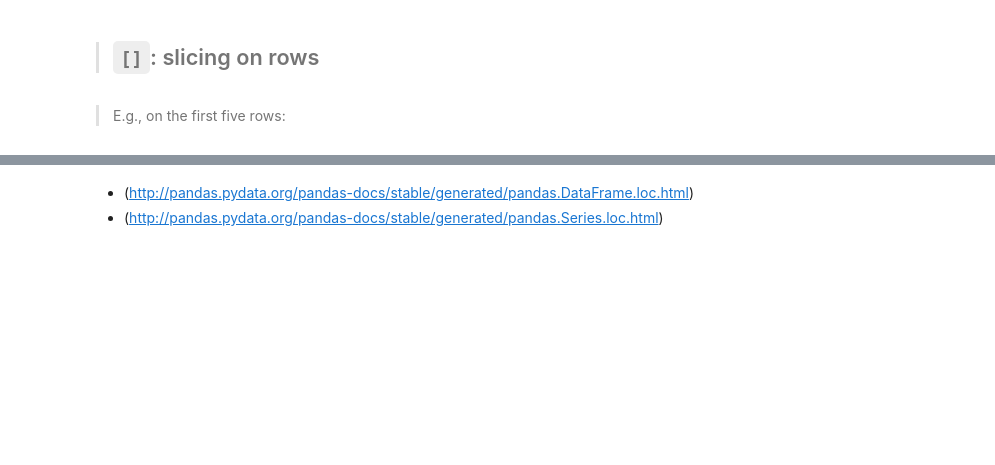
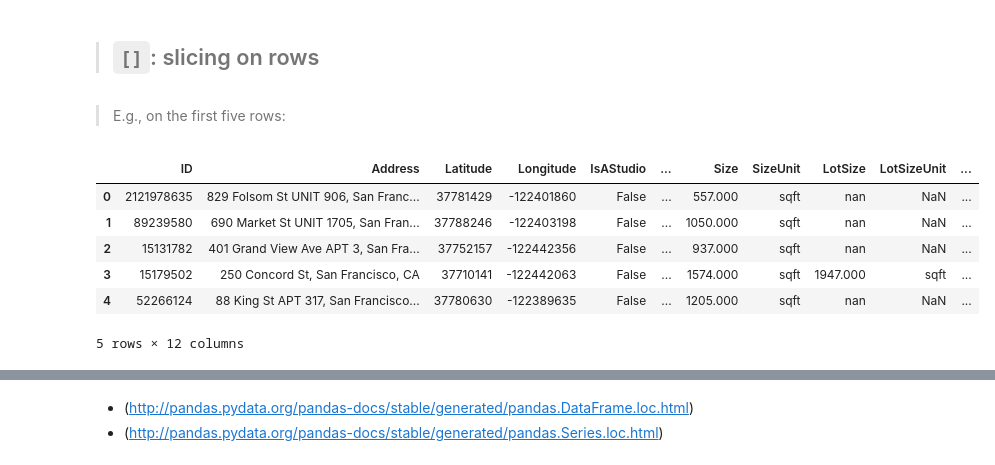
Before and after one commit to sthakuri/DS-SF-36, a Jupyter notebook: classes/03/notebooks/codealong-03-pandas-starter-code.ipynb, the cells around one changed output, grey strips where cells are left out. Cells and saved outputs as stored; diff of their text form; code cells hidden in the pictures; blank space fills up the shorter version.

```diff
--- a/classes/03/notebooks/codealong-03-pandas-starter-code.ipynb
+++ b/classes/03/notebooks/codealong-03-pandas-starter-code.ipynb
@@ -166,0 +273,10 @@ Columns can also be retrieved using "attribute" access as `DataFrame`s add a pro
+# %%
+df[:5]
+# %% [output]
+|  | ID | Address | Latitude | Longitude | IsAStudio | ... | Size | SizeUnit | LotSize | LotSizeUnit | ... |
+| 0 | 2121978635 | 829 Folsom St UNIT 906, San Franc... | 37781429 | -122401860 | False | ... | 557.000 | sqft | nan | NaN | ... |
+| 1 | 89239580 | 690 Market St UNIT 1705, San Fran... | 37788246 | -122403198 | False | ... | 1050.000 | sqft | nan | NaN | ... |
+| 2 | 15131782 | 401 Grand View Ave APT 3, San Fra... | 37752157 | -122442356 | False | ... | 937.000 | sqft | nan | NaN | ... |
+| 3 | 15179502 | 250 Concord St, San Francisco, CA | 37710141 | -122442063 | False | ... | 1574.000 | sqft | 1947.000 | sqft | ... |
+| 4 | 52266124 | 88 King St APT 317, San Francisco... | 37780630 | -122389635 | False | ... | 1205.000 | sqft | nan | NaN | ... |
+5 rows × 12 columns
```
Also changed, not shown: parts of 60 cells of this notebook.
